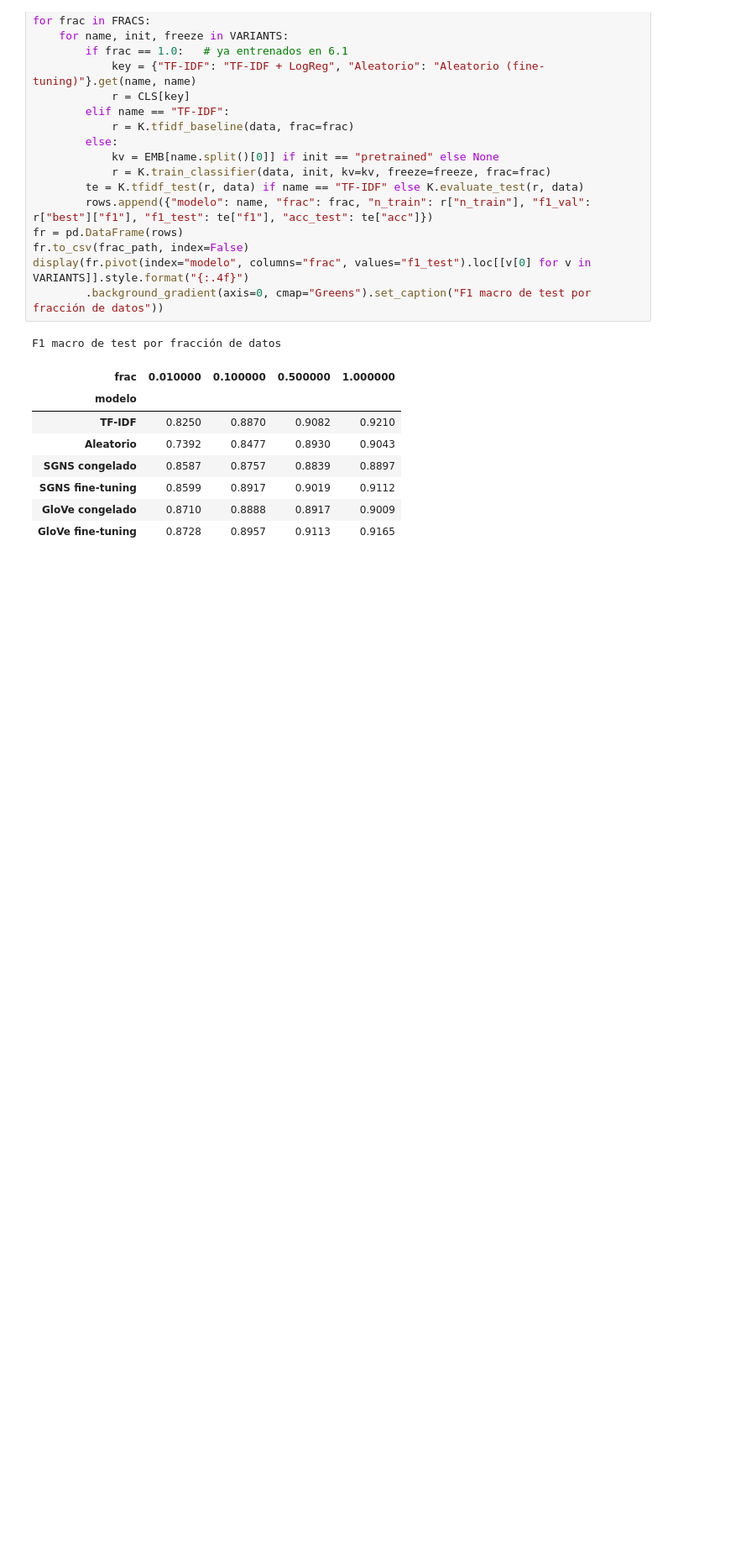
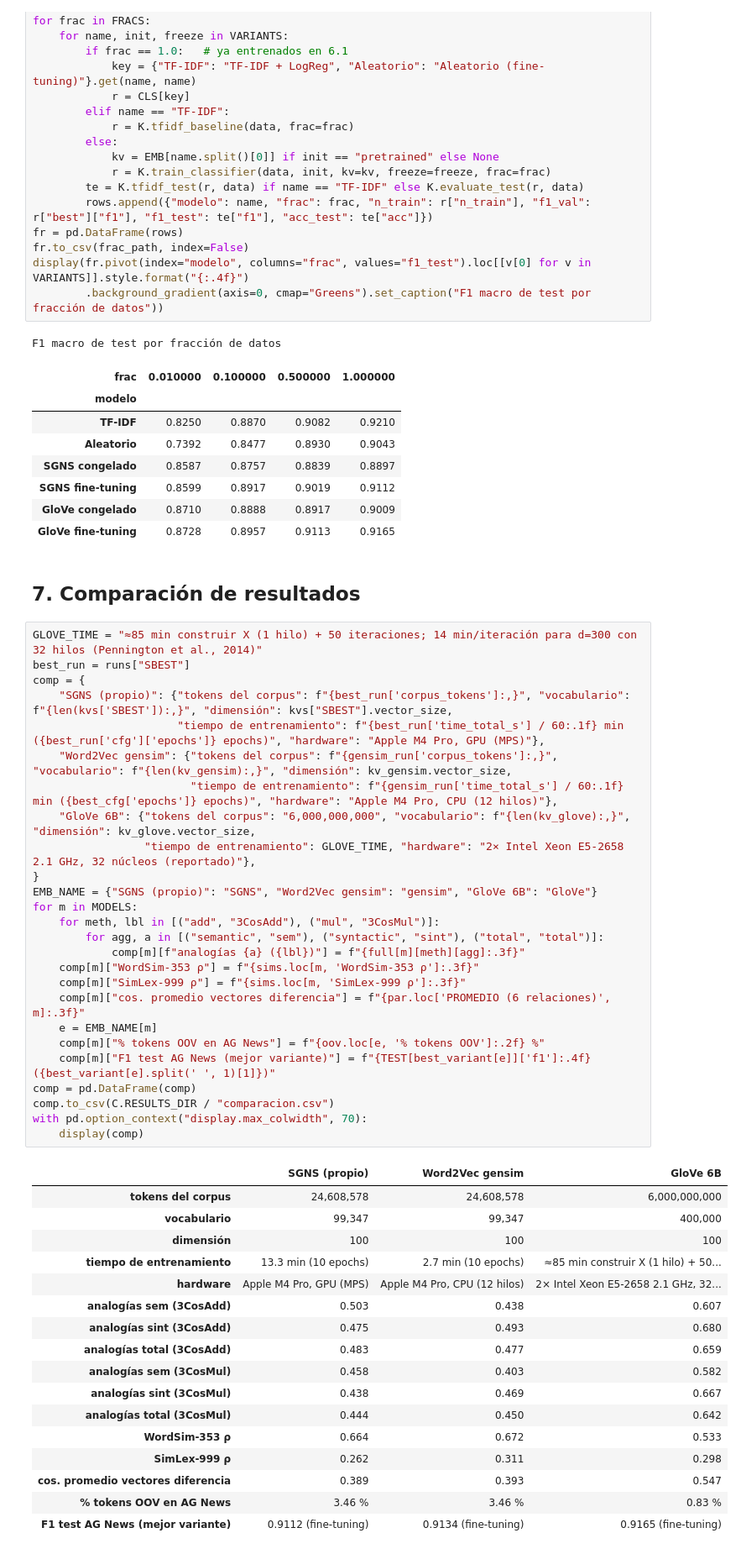
Before and after one commit to FerAHMz/lab7-dl, a Jupyter notebook: notebooks/Laboratorio7_NLP_Embeddings.ipynb, the cells around one changed output. Shown at 84% size. Drawn from its saved outputs; the diff is of its cells as text; blank space fills up the shorter version.

```diff
--- a/notebooks/Laboratorio7_NLP_Embeddings.ipynb
+++ b/notebooks/Laboratorio7_NLP_Embeddings.ipynb
@@ -1142,3 +1142,49 @@ F1 macro de test por fracción de datos
 | SGNS fine-tuning | 0.8599 | 0.8917 | 0.9019 | 0.9112 |
 | GloVe congelado | 0.8710 | 0.8888 | 0.8917 | 0.9009 |
 | GloVe fine-tuning | 0.8728 | 0.8957 | 0.9113 | 0.9165 |
+# %% [markdown]
+## 7. Comparación de resultados
+# %%
+GLOVE_TIME = "≈85 min construir X (1 hilo) + 50 iteraciones; 14 min/iteración para d=300 con 32 hilos (Pennington et al., 2014)"
+best_run = runs["SBEST"]
+comp = {
+    "SGNS (propio)": {"tokens del corpus": f"{best_run['corpus_tokens']:,}", "vocabulario": f"{len(kvs['SBEST']):,}", "dimensión": kvs["SBEST"].vector_size,
+                      "tiempo de entrenamiento": f"{best_run['time_total_s'] / 60:.1f} min ({best_run['cfg']['epochs']} epochs)", "hardware": "Apple M4 Pro, GPU (MPS)"},
+    "Word2Vec gensim": {"tokens del corpus": f"{gensim_run['corpus_tokens']:,}", "vocabulario": f"{len(kv_gensim):,}", "dimensión": kv_gensim.vector_size,
+                        "tiempo de entrenamiento": f"{gensim_run['time_total_s'] / 60:.1f} min ({best_cfg['epochs']} epochs)", "hardware": "Apple M4 Pro, CPU (12 hilos)"},
+    "GloVe 6B": {"tokens del corpus": "6,000,000,000", "vocabulario": f"{len(kv_glove):,}", "dimensión": kv_glove.vector_size,
+                 "tiempo de entrenamiento": GLOVE_TIME, "hardware": "2× Intel Xeon E5-2658 2.1 GHz, 32 núcleos (reportado)"},
+}
+EMB_NAME = {"SGNS (propio)": "SGNS", "Word2Vec gensim": "gensim", "GloVe 6B": "GloVe"}
+for m in MODELS:
+    for meth, lbl in [("add", "3CosAdd"), ("mul", "3CosMul")]:
+        for agg, a in [("semantic", "sem"), ("syntactic", "sint"), ("total", "total")]:
+            comp[m][f"analogías {a} ({lbl})"] = f"{full[m][meth][agg]:.3f}"
+    comp[m]["WordSim-353 ρ"] = f"{sims.loc[m, 'WordSim-353 ρ']:.3f}"
+    comp[m]["SimLex-999 ρ"] = f"{sims.loc[m, 'SimLex-999 ρ']:.3f}"
+    comp[m]["cos. promedio vectores diferencia"] = f"{par.loc['PROMEDIO (6 relaciones)', m]:.3f}"
+    e = EMB_NAME[m]
+    comp[m]["% tokens OOV en AG News"] = f"{oov.loc[e, '% tokens OOV']:.2f} %"
+    comp[m]["F1 test AG News (mejor variante)"] = f"{TEST[best_variant[e]]['f1']:.4f} ({best_variant[e].split(' ', 1)[1]})"
+comp = pd.DataFrame(comp)
+comp.to_csv(C.RESULTS_DIR / "comparacion.csv")
+with pd.option_context("display.max_colwidth", 70):
+    display(comp)
+# %% [output]
+|  | SGNS (propio) | Word2Vec gensim | GloVe 6B |
+| tokens del corpus | 24,608,578 | 24,608,578 | 6,000,000,000 |
+| vocabulario | 99,347 | 99,347 | 400,000 |
+| dimensión | 100 | 100 | 100 |
+| tiempo de entrenamiento | 13.3 min (10 epochs) | 2.7 min (10 epochs) | ≈85 min construir X (1 hilo) + 50... |
+| hardware | Apple M4 Pro, GPU (MPS) | Apple M4 Pro, CPU (12 hilos) | 2× Intel Xeon E5-2658 2.1 GHz, 32... |
+| analogías sem (3CosAdd) | 0.503 | 0.438 | 0.607 |
+| analogías sint (3CosAdd) | 0.475 | 0.493 | 0.680 |
+| analogías total (3CosAdd) | 0.483 | 0.477 | 0.659 |
+| analogías sem (3CosMul) | 0.458 | 0.403 | 0.582 |
+| analogías sint (3CosMul) | 0.438 | 0.469 | 0.667 |
+| analogías total (3CosMul) | 0.444 | 0.450 | 0.642 |
+| WordSim-353 ρ | 0.664 | 0.672 | 0.533 |
+| SimLex-999 ρ | 0.262 | 0.311 | 0.298 |
+| cos. promedio vectores diferencia | 0.389 | 0.393 | 0.547 |
+| % tokens OOV en AG News | 3.46 % | 3.46 % | 0.83 % |
+| F1 test AG News (mejor variante) | 0.9112 (fine-tuning) | 0.9134 (fine-tuning) | 0.9165 (fine-tuning) |
```
Also changed, not shown: parts of 6 cells of this notebook, 3 other files.
